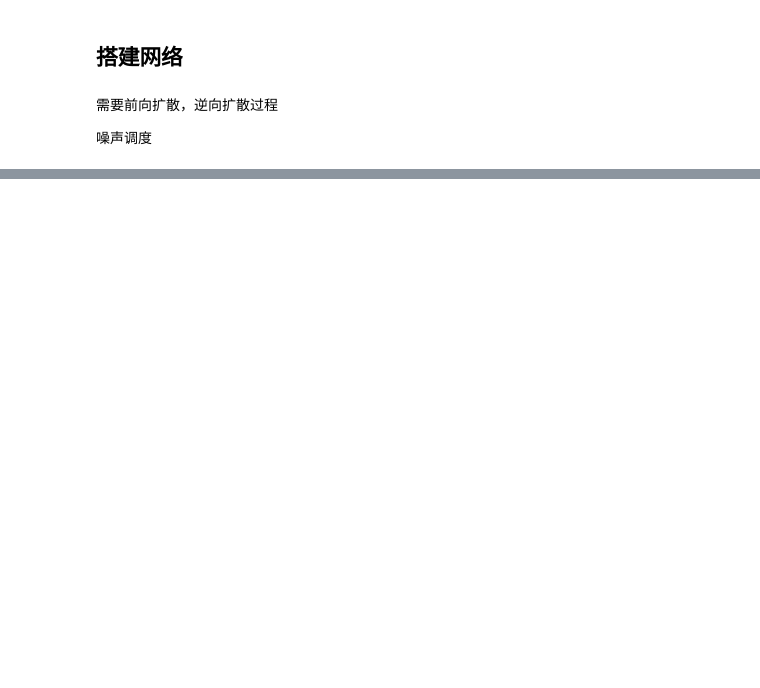
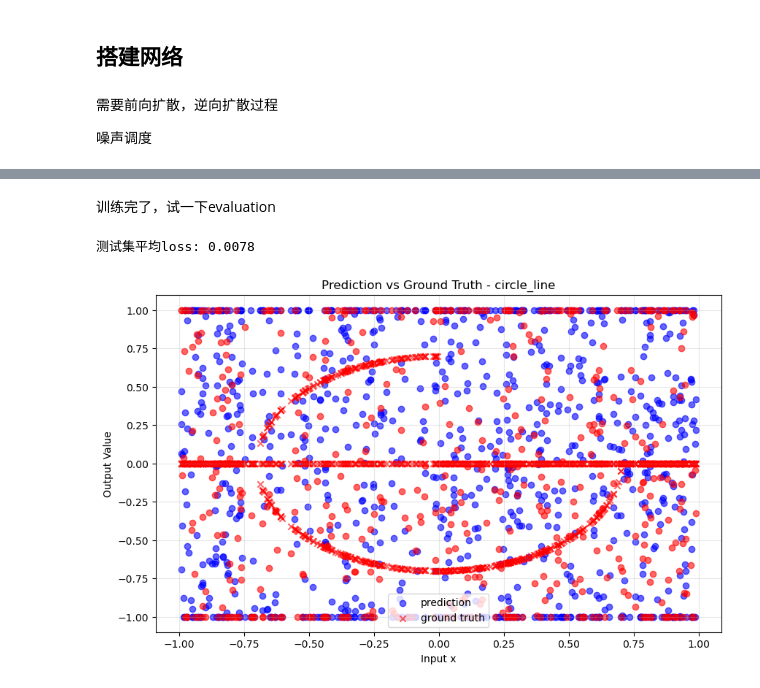
Before and after one commit to Junb0Dong/real_dp, a Jupyter notebook: experiment_2D/dp.ipynb, the cells around one changed output, grey strips where cells are left out. Saved outputs shown, nothing was run; the diff lists cells and outputs as text; code cells hidden in the pictures; blank space fills up the shorter version.

```diff
--- a/experiment_2D/dp.ipynb
+++ b/experiment_2D/dp.ipynb
@@ -155,0 +367,18 @@ y = tensor([1.])
+# %%
+from diffusion_policy.model.common.lr_scheduler import get_scheduler
+import tqdm
+num_epochs = 1000
+learning_rate = 1e-3
+weight_decay = 1e-5
+
+dpp = DiffusionMlpPolicy(model = DiffusionMLP,
+                         noise_scheduler = DDPMScheduler(),
+                            input_dim = input_dim,
+                            output_dim = output_dim,
+                            num_inference_steps = num_inference_steps)
+optimizer = torch.optim.AdamW(dpp.model.parameters(), lr=learning_rate, weight_decay=weight_decay)
+lr_scheduler = torch.optim.lr_scheduler.StepLR(
+    optimizer=optimizer,
+    step_size=10 * len(train_dataloader),  # 每10轮衰减一次（按批次算）
+    gamma=0.9,  # 衰减系数
+)
@@ -155,0 +418,59 @@ y = tensor([1.])
+# %% [markdown]
+训练完了，试一下evaluation
+# %%
+dpp.model.eval()
+with torch.no_grad():
+    test_losses = []
+    all_inputs = []  # 存储输入x（形状：[N,1]）
+    all_preds = []   # 存储预测值（提取张量并转NumPy）
+    all_targets = [] # 存储目标值y（形状：[N,3]）
+
+    for batch in test_dataloader:
+        x, y = batch  # 解包输入x和目标y
+        # 计算损失
+        loss = dpp.compute_loss(batch)
+        test_losses.append(loss.item())
+
+        # 预测并提取action_pred（张量→NumPy）
+        prediction = dpp.predict_action(batch)
+        pred_tensor = prediction['action_pred']  # 取出张量
+        pred_np = pred_tensor.cpu().numpy()      # 转NumPy（CPU上）
+        all_preds.append(pred_np)
+
+        # 收集输入x和目标y
+        all_inputs.append(x.cpu().numpy())       # 输入x
+        all_targets.append(y.cpu().numpy())      # 目标y（关键：补充这行）
+
+    avg_test_loss = sum(test_losses) / len(test_losses)
+    print(f"测试集平均loss: {avg_test_loss:.4f}")
+# %% [output]
+测试集平均loss: 0.0078
+# %%
+# 拼接所有数据（确保维度正确）
+xs = np.concatenate(all_inputs, axis=0).flatten()  # 输入x（1维，总样本数）
+ys_pred = np.concatenate(all_preds, axis=0)        # 预测值（[总样本数, 3]）
+ys_target = np.concatenate(all_targets, axis=0)    # 目标值（[总样本数, 3]）
+
+# 绘图
+plt.figure(figsize=(10, 6))
+
+# 因为数据是3维输出（3个维度），直接绘制三个维度的预测与真实值
+# 预测值（用圆形标记，不同颜色区分维度）
+plt.scatter(xs, ys_pred[:, 0], marker="o", c="blue", alpha=0.6, label="prediction")
+plt.scatter(xs, ys_pred[:, 1], marker="o", c="blue", alpha=0.6)
+plt.scatter(xs, ys_pred[:, 2], marker="o", c="red", alpha=0.6)
+
+# 真实值（用叉形标记，不同颜色区分维度）
+plt.scatter(xs, ys_target[:, 0], marker="x", c="red", alpha=0.6, label="ground truth")
+plt.scatter(xs, ys_target[:, 1], marker="x", c="red", alpha=0.6)
+plt.scatter(xs, ys_target[:, 2], marker="x", c="red", alpha=0.6)
+
+# 图表配置
+plt.title(f"Prediction vs Ground Truth - {train_dataset_config.mode}")
+plt.xlabel("Input x")
+plt.ylabel("Output Value")
+plt.legend()  # 显示图例区分维度和预测/真实
+plt.grid(alpha=0.3)  # 网格线便于观察
+plt.show()
+# %% [output]
+[figure, added]
```
Also changed, not shown: parts of 12 cells of this notebook, 1 other file.
